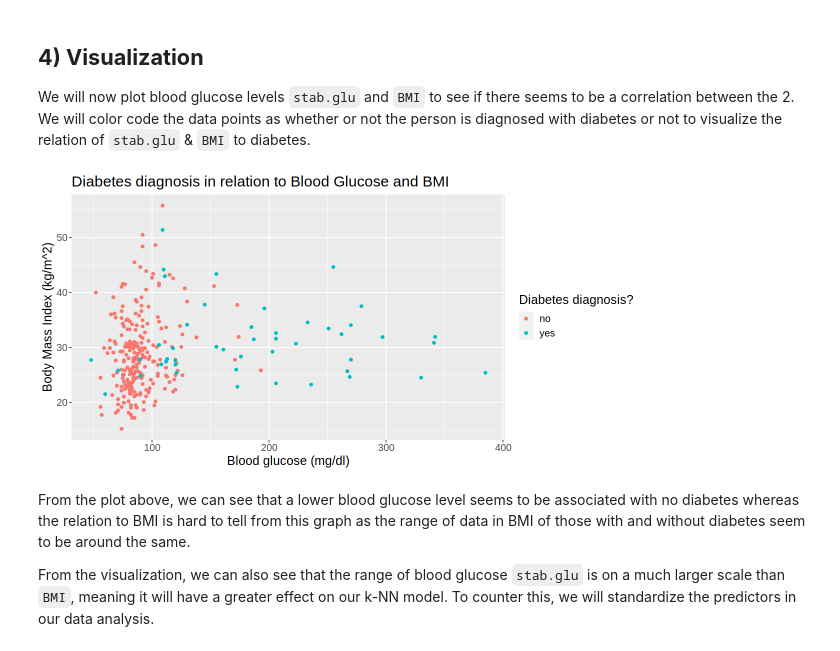
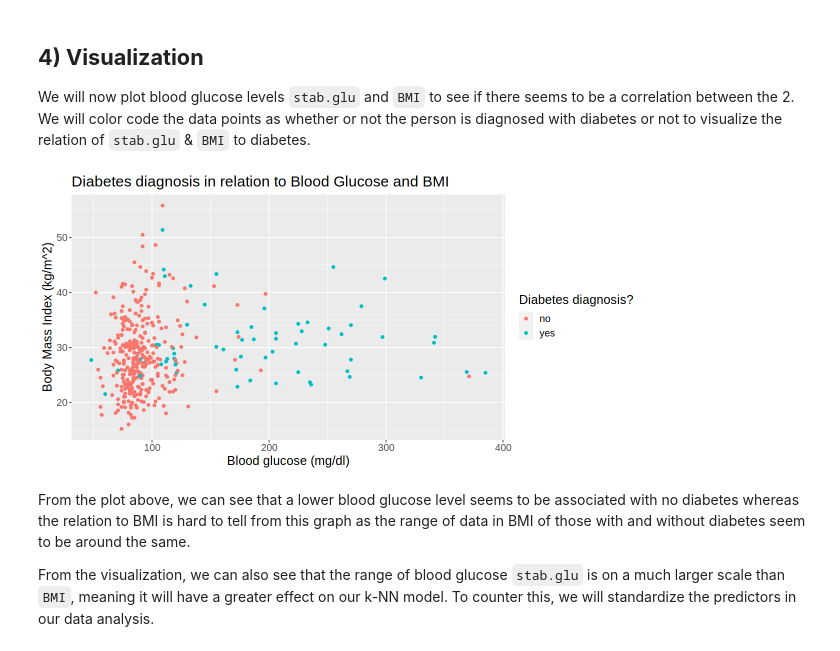
Before and after one commit to wmma2/group_18_project, a Jupyter notebook: Final_report.ipynb, the cells around one changed output. Cells and saved outputs as stored; diff of their text form; code cells hidden in the pictures.

```diff
--- a/Final_report.ipynb
+++ b/Final_report.ipynb
@@ -216,17 +211,17 @@ We will now plot blood glucose levels `stab.glu` and `BMI` to see if there seems
 # %%
 #run this cell
 options(repr.plot.width = 10, repr.plot.height = 5)
 
-train_plot <- diabetes_train |>
+train_plot <- tidy_diabetes |>
     ggplot(aes(x = stab.glu, y = BMI, colour = diagnosis)) +
     geom_point() +
     labs(x = "Blood glucose (mg/dl)", y = "Body Mass Index (kg/m^2)", colour = "Diabetes diagnosis?") +
     ggtitle('Diabetes diagnosis in relation to Blood Glucose and BMI') +
     theme(text=element_text(size = 15))
 
 train_plot
 # %% [output]
-[figure, old version]
+[figure, new version]
 # %% [markdown]
 From the plot above, we can see that a lower blood glucose level seems to be associated with no diabetes whereas the relation to BMI is hard to tell from this graph as the range of data in BMI of those with and without diabetes seem to be around the same.
 
```
Also changed, not shown: parts of 18 cells of this notebook.
